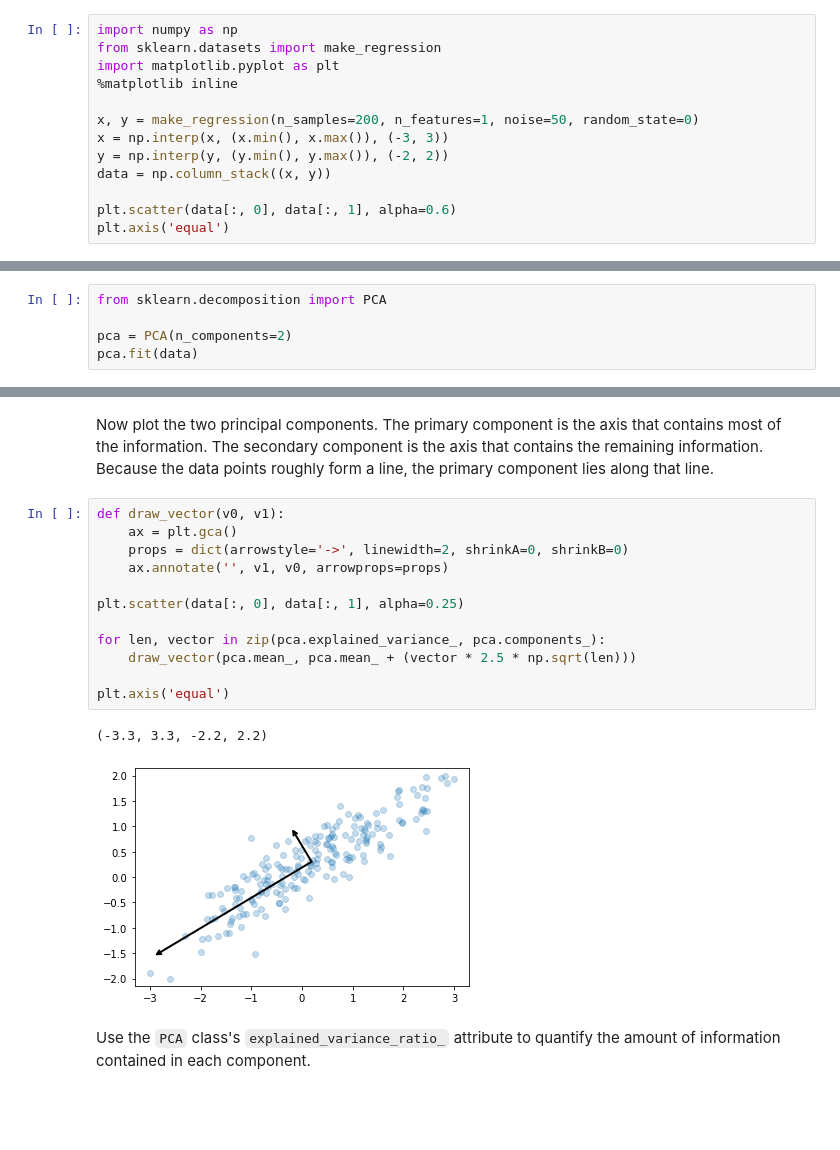
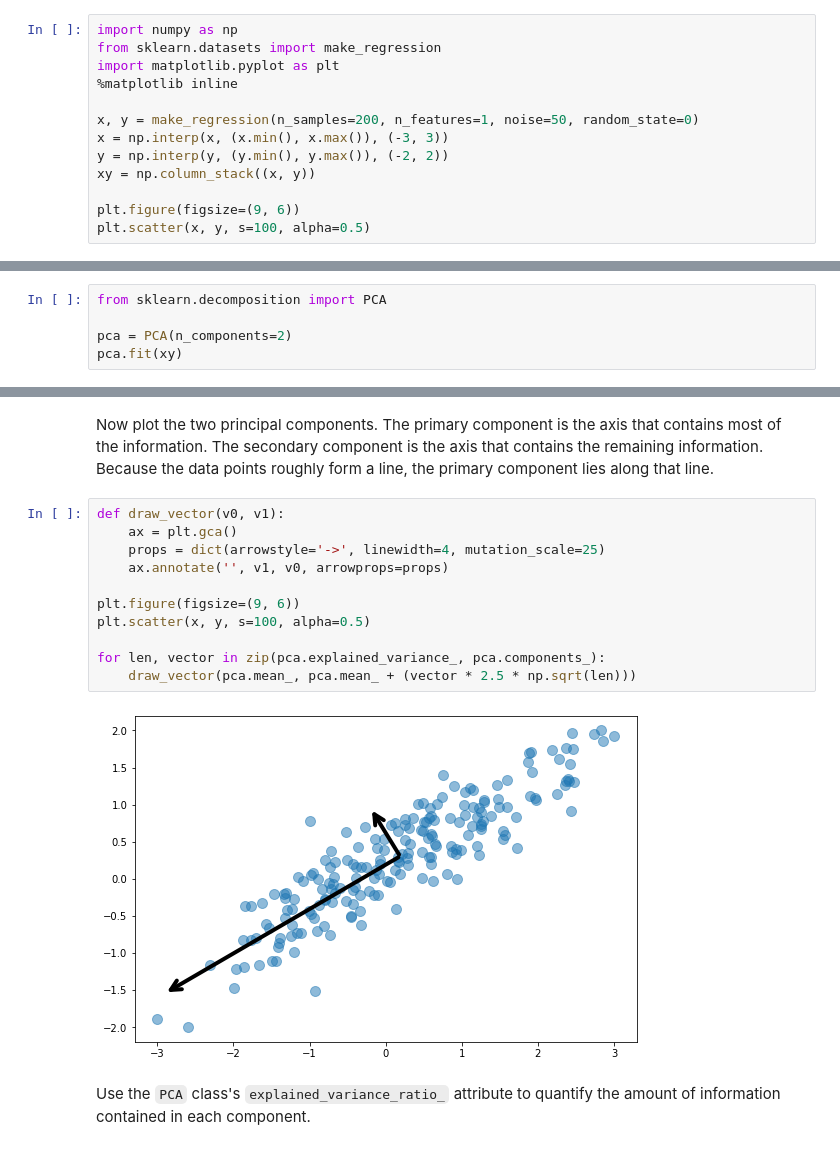
Before and after one commit to jeffprosise/Machine-Learning, a Jupyter notebook: PCA.ipynb, the cells around one changed output, grey strips where cells are left out. Drawn from its saved outputs; the diff is of its cells as text; blank space fills up the shorter version.

```diff
--- a/PCA.ipynb
+++ b/PCA.ipynb
@@ -17,8 +17,8 @@ import matplotlib.pyplot as plt
 x, y = make_regression(n_samples=200, n_features=1, noise=50, random_state=0)
 x = np.interp(x, (x.min(), x.max()), (-3, 3))
 y = np.interp(y, (y.min(), y.max()), (-2, 2))
-data = np.column_stack((x, y))
+xy = np.column_stack((x, y))
 
-plt.scatter(data[:, 0], data[:, 1], alpha=0.6)
-plt.axis('equal')
+plt.figure(figsize=(9, 6))
+plt.scatter(x, y, s=100, alpha=0.5)
 # %% [output]
@@ -30,7 +30,7 @@ Use PCA to find two principal components in the dataset.
 from sklearn.decomposition import PCA
 
 pca = PCA(n_components=2)
-pca.fit(data)
+pca.fit(xy)
 # %% [output]
 PCA(n_components=2)
 # %% [markdown]
@@ -38,18 +38,16 @@ Now plot the two principal components. The primary component is the axis that co
 # %%
 def draw_vector(v0, v1):
     ax = plt.gca()
-    props = dict(arrowstyle='->', linewidth=2, shrinkA=0, shrinkB=0)
+    props = dict(arrowstyle='->', linewidth=4, mutation_scale=25)
     ax.annotate('', v1, v0, arrowprops=props)
 
-plt.scatter(data[:, 0], data[:, 1], alpha=0.25)
+plt.figure(figsize=(9, 6))
+plt.scatter(x, y, s=100, alpha=0.5)
 
 for len, vector in zip(pca.explained_variance_, pca.components_):
     draw_vector(pca.mean_, pca.mean_ + (vector * 2.5 * np.sqrt(len)))
-
-plt.axis('equal')
 # %% [output]
-(-3.3, 3.3, -2.2, 2.2)
-[figure, old version]
+[figure, new version]
 # %% [markdown]
 Use the `PCA` class's `explained_variance_ratio_` attribute to quantify the amount of information contained in each component.
 # %%
```
Also changed, not shown: parts of 23 cells of this notebook.
